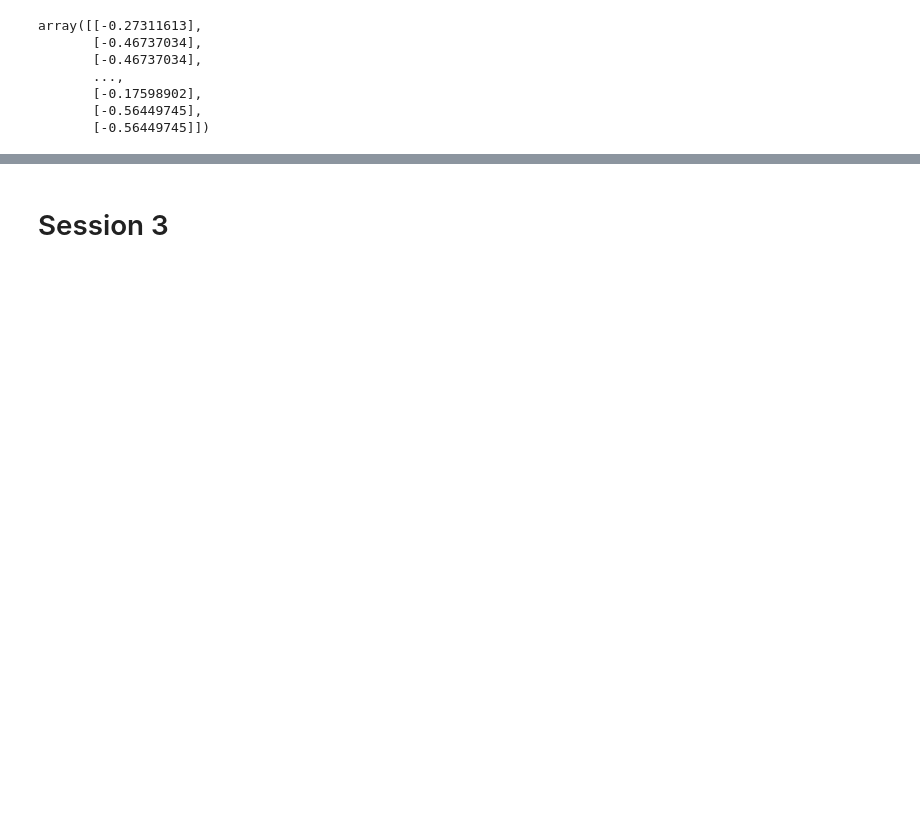
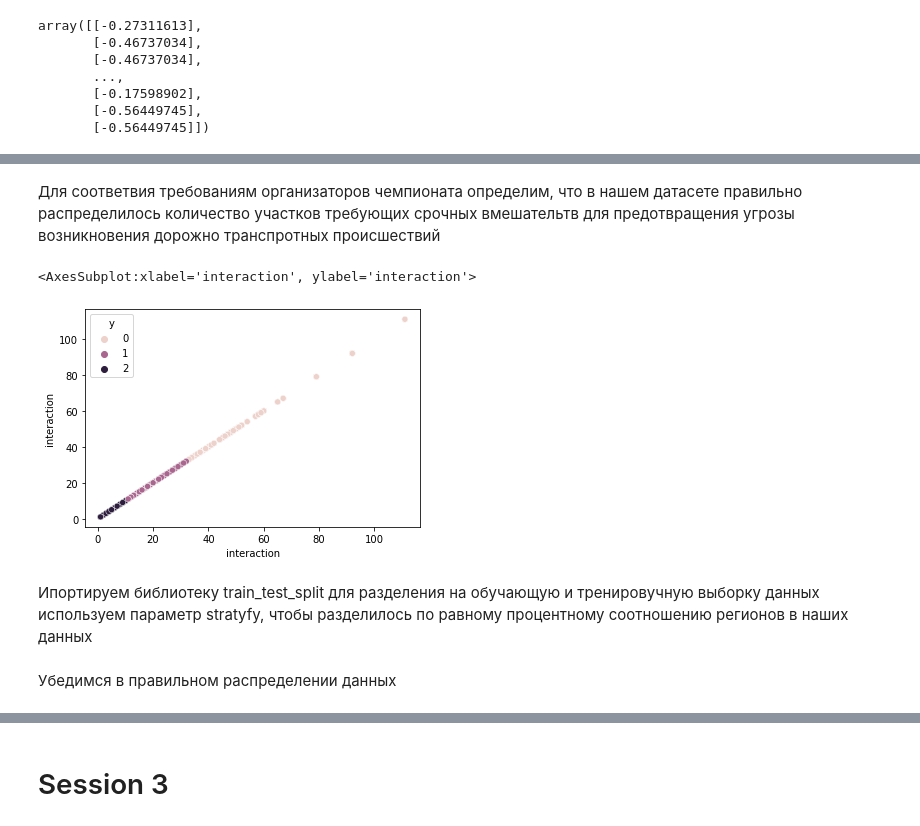
Before and after one commit to islandsexit/ML, a Jupyter notebook: Session_1_new_txt.ipynb, the cells around one changed output, grey strips where cells are left out. Cells and saved outputs as stored; diff of their text form; code cells hidden in the pictures; blank space fills up the shorter version.

```diff
--- a/Session_1_new_txt.ipynb
+++ b/Session_1_new_txt.ipynb
@@ -263,8 +375,21 @@ df['y'].value_counts()
 Name: y, dtype: int64
+# %% [markdown]
+Для соответвия требованиям организаторов чемпионата определим, что в нашем датасете правильно распределилось количество участков требующих срочных вмешательтв для предотвращения угрозы возникновения дорожно транспротных происшествий
+# %%
+import seaborn as sns
+sns.scatterplot(x=df['interaction'], y=df['interaction'], c=df['y'], hue=df['y'])
+# %% [output]
+<AxesSubplot:xlabel='interaction', ylabel='interaction'>
+[figure, added]
+# %% [markdown]
+Ипортируем библиотеку train_test_split для разделения на обучающую и тренировучную выборку данных
+используем параметр stratyfy, чтобы разделилось по равному процентному соотношению регионов в наших данных
 # %%
 from sklearn.model_selection import train_test_split
 # %%
 test, train =train_test_split(df, stratify=df['features.properties.region'])
+# %% [markdown]
+Убедимся в правильном распределении данных
 # %%
 test['features.properties.region'].value_counts()
 # %% [output]
```
Also changed, not shown: parts of 76 cells of this notebook, 16 other files.
